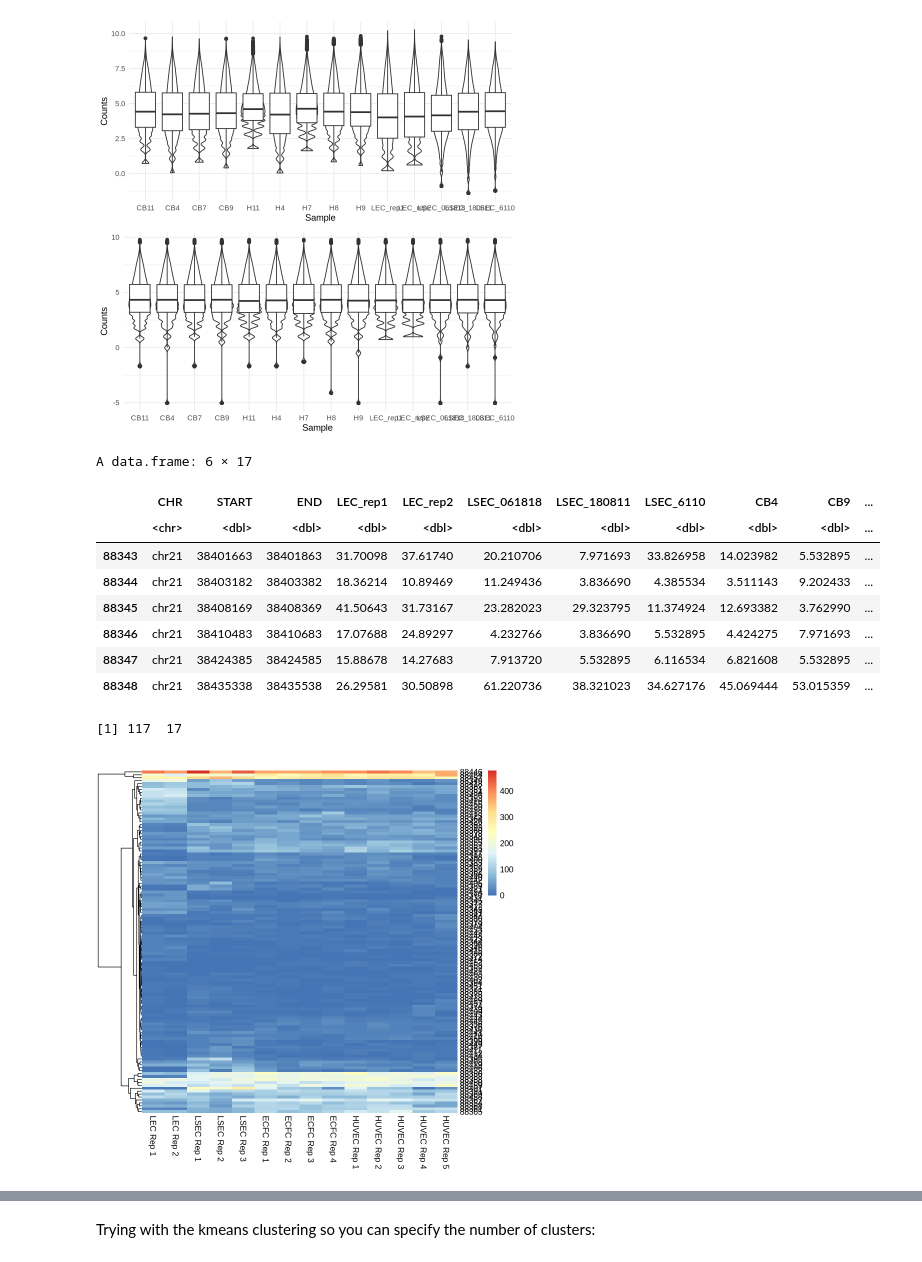
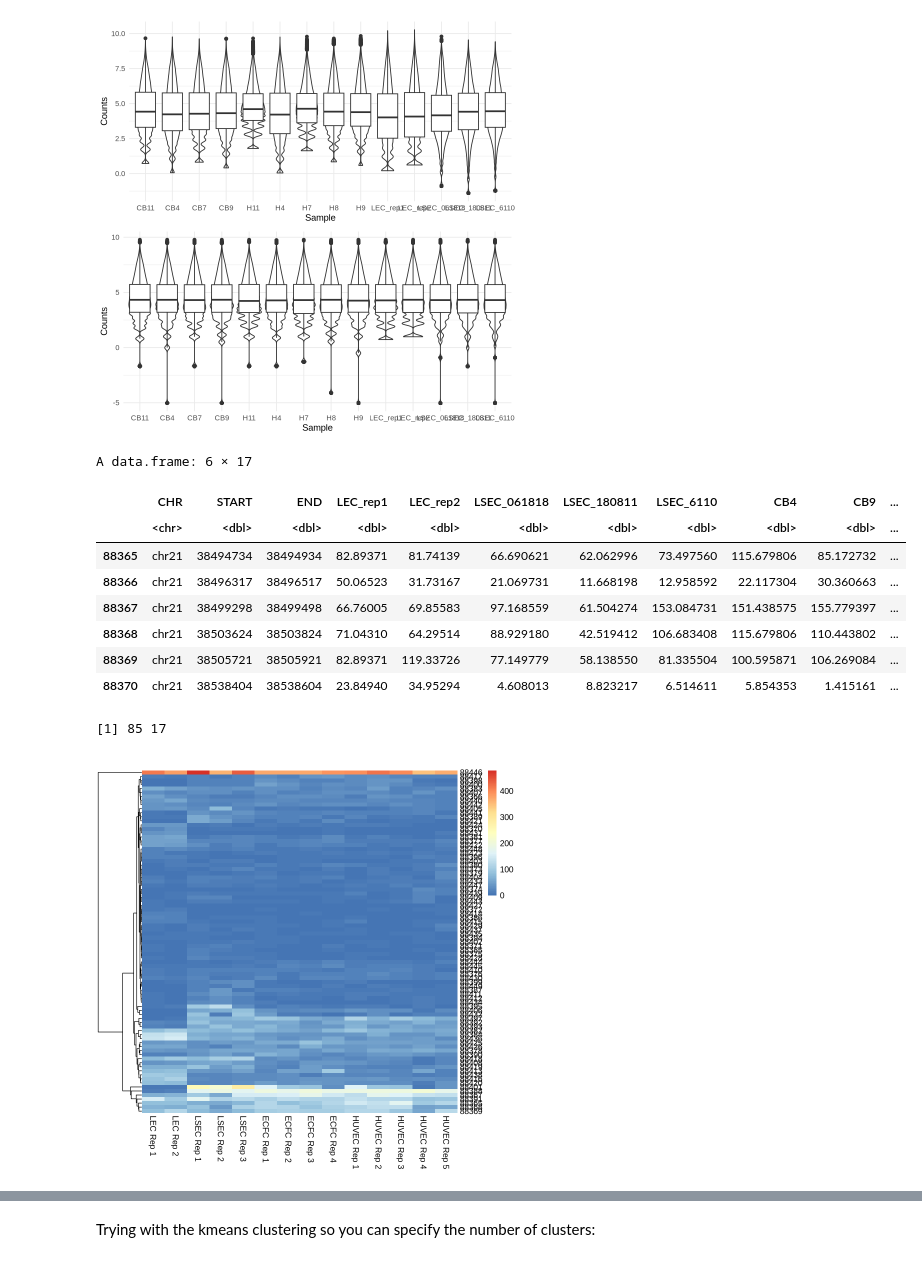
Before and after one commit to tamaravujic/PhD, a Jupyter notebook: Enhancer_specificity_heatmaps.ipynb, the cells around one changed output, grey strips where cells are left out. Cells and saved outputs as stored; diff of their text form; code cells hidden in the pictures.

```diff
--- a/Enhancer_specificity_heatmaps.ipynb
+++ b/Enhancer_specificity_heatmaps.ipynb
@@ -180,24 +214,24 @@ Warning message:
 [figure]
 # %%
 #ERG.counts <- normCounts.qn %>% subset(CHR == 'chr21' & START > 38380036 & START < 38498477) #ERG Gene Body
-ERG.counts <- normCounts.qn %>% subset(CHR == 'chr21' & START > 38400000 & START < 39440000) #ERG TAD
+#ERG.counts <- normCounts.qn %>% subset(CHR == 'chr21' & START > 38400000 & START < 39440000) #ERG TAD
 #ERG.counts <- normCounts.qn %>% subset(CHR == 'chr21' & START > 37706576 & START < 39397150) #Extended TAD
 #ERG.counts <- normCounts.qn %>% subset(CHR == 'chr21' & START > 38397808 & START < 38518355) #Sub TAD
 #ERG.counts <- normCounts.qn %>% subset(CHR == 'chr21' & START > 38494247 & START < 39200000) #Foucsed TAD
 
 head(ERG.counts)
 ERG.counts %>% dim #to see how many regions have been selected
 # %% [output]
 A data.frame: 6 × 17
 |  | CHR | START | END | LEC_rep1 | LEC_rep2 | LSEC_061818 | LSEC_180811 | LSEC_6110 | CB4 | CB9 | ... |
 |  | <chr> | <dbl> | <dbl> | <dbl> | <dbl> | <dbl> | <dbl> | <dbl> | <dbl> | <dbl> | ... |
-| 88343 | chr21 | 38401663 | 38401863 | 31.70098 | 37.61740 | 20.210706 | 7.971693 | 33.826958 | 14.023982 | 5.532895 | ... |
-| 88344 | chr21 | 38403182 | 38403382 | 18.36214 | 10.89469 | 11.249436 | 3.836690 | 4.385534 | 3.511143 | 9.202433 | ... |
-| 88345 | chr21 | 38408169 | 38408369 | 41.50643 | 31.73167 | 23.282023 | 29.323795 | 11.374924 | 12.693382 | 3.762990 | ... |
-| 88346 | chr21 | 38410483 | 38410683 | 17.07688 | 24.89297 | 4.232766 | 3.836690 | 5.532895 | 4.424275 | 7.971693 | ... |
-| 88347 | chr21 | 38424385 | 38424585 | 15.88678 | 14.27683 | 7.913720 | 5.532895 | 6.116534 | 6.821608 | 5.532895 | ... |
-| 88348 | chr21 | 38435338 | 38435538 | 26.29581 | 30.50898 | 61.220736 | 38.321023 | 34.627176 | 45.069444 | 53.015359 | ... |
+| 88365 | chr21 | 38494734 | 38494934 | 82.89371 | 81.74139 | 66.690621 | 62.062996 | 73.497560 | 115.679806 | 85.172732 | ... |
+| 88366 | chr21 | 38496317 | 38496517 | 50.06523 | 31.73167 | 21.069731 | 11.668198 | 12.958592 | 22.117304 | 30.360663 | ... |
+| 88367 | chr21 | 38499298 | 38499498 | 66.76005 | 69.85583 | 97.168559 | 61.504274 | 153.084731 | 151.438575 | 155.779397 | ... |
+| 88368 | chr21 | 38503624 | 38503824 | 71.04310 | 64.29514 | 88.929180 | 42.519412 | 106.683408 | 115.679806 | 110.443802 | ... |
+| 88369 | chr21 | 38505721 | 38505921 | 82.89371 | 119.33726 | 77.149779 | 58.138550 | 81.335504 | 100.595871 | 106.269084 | ... |
+| 88370 | chr21 | 38538404 | 38538604 | 23.84940 | 34.95294 | 4.608013 | 8.823217 | 6.514611 | 5.854353 | 1.415161 | ... |
-[1] 117  17
+[1] 85 17
 # %%
 # Plot the heatmap with the NO ROW SCALING to show scalign is needed
 new_labels <- c("LEC Rep 1", "LEC Rep 2", "LSEC Rep 1", "LSEC Rep 2", "LSEC Rep 3", "ECFC Rep 1", "ECFC Rep 2", "ECFC Rep 3", "ECFC Rep 4", "HUVEC Rep 1", "HUVEC Rep 2", "HUVEC Rep 3", "HUVEC Rep 4", "HUVEC Rep 5") # Adjust this vector to match the number of columns
@@ -207,7 +241,7 @@ heatmap <- pheatmap(ERG.counts[,4:ncol(ERG.counts)],
   	show_rownames = TRUE, show_colnames = TRUE, kmeans_k = NA, # 4,
   	cluster_rows = T, cluster_cols = F, labels_col = new_labels)
 # %% [output]
-[figure, old version]
+[figure, new version]
 # %%
 # Plot the heatmap with the new column labels
 new_labels <- c("LEC Rep 1", "LEC Rep 2", "LSEC Rep 1", "LSEC Rep 2", "LSEC Rep 3", "ECFC Rep 1", "ECFC Rep 2", "ECFC Rep 3", "ECFC Rep 4", "HUVEC Rep 1", "HUVEC Rep 2", "HUVEC Rep 3", "HUVEC Rep 4", "HUVEC Rep 5") # Adjust this vector to match the number of columns
```
Also changed, not shown: parts of 10 cells of this notebook.
